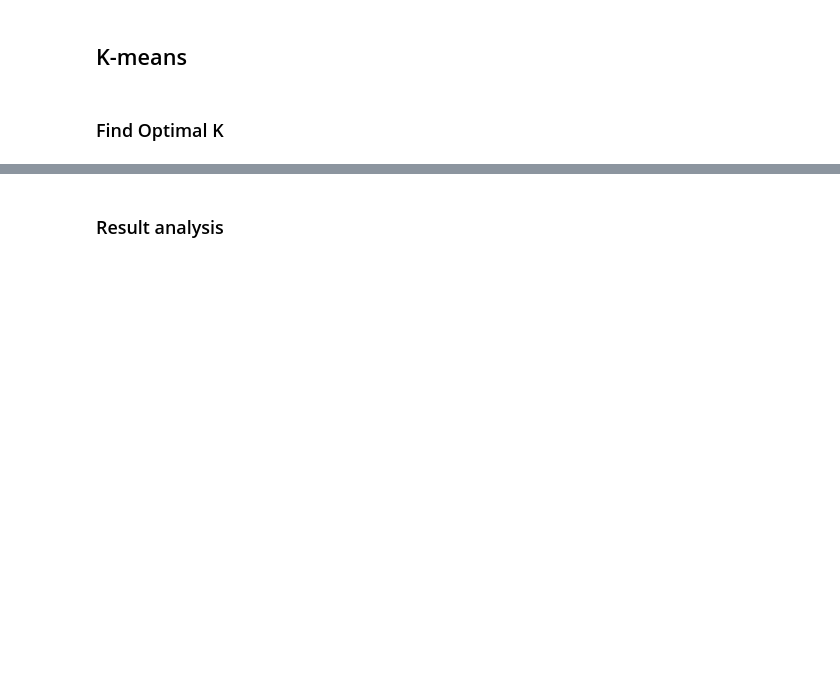
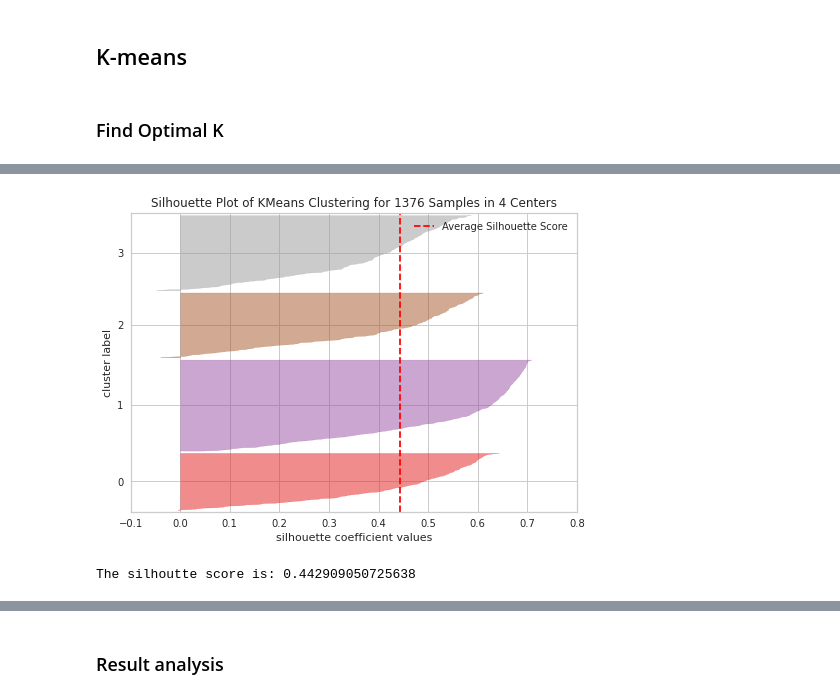
Before and after one commit to reuseman/tennis-match-analysis, a Jupyter notebook: 3_clustering.ipynb, the cells around one changed output, grey strips where cells are left out. Saved outputs shown, nothing was run; the diff lists cells and outputs as text; code cells hidden in the pictures; blank space fills up the shorter version.

```diff
--- a/3_clustering.ipynb
+++ b/3_clustering.ipynb
@@ -80,2 +148,15 @@ silhouette_visualizer(KMeans(5, random_state=42), df_data, colors='yellowbrick')
+# %%
+optimal_k = sse_visualizer.elbow_value_
+kmeans = KMeans(n_clusters=optimal_k, n_init=10, max_iter=100, init="k-means++")
+kmeans.fit(df_data)
+
+df_players["cluster"] = kmeans.labels_.astype(str)
+df_players = df_players.round(3)
+# %%
+x = silhouette_visualizer(KMeans(optimal_k, random_state=42), df_data)
+print("The silhoutte score is: " + str(x.silhouette_score_))
+# %% [output]
+[figure, added]
+The silhoutte score is: 0.442909050725638
 # %%
 intercluster_distance(kmeans, df_data)
```
Also changed, not shown: parts of 28 cells of this notebook.
